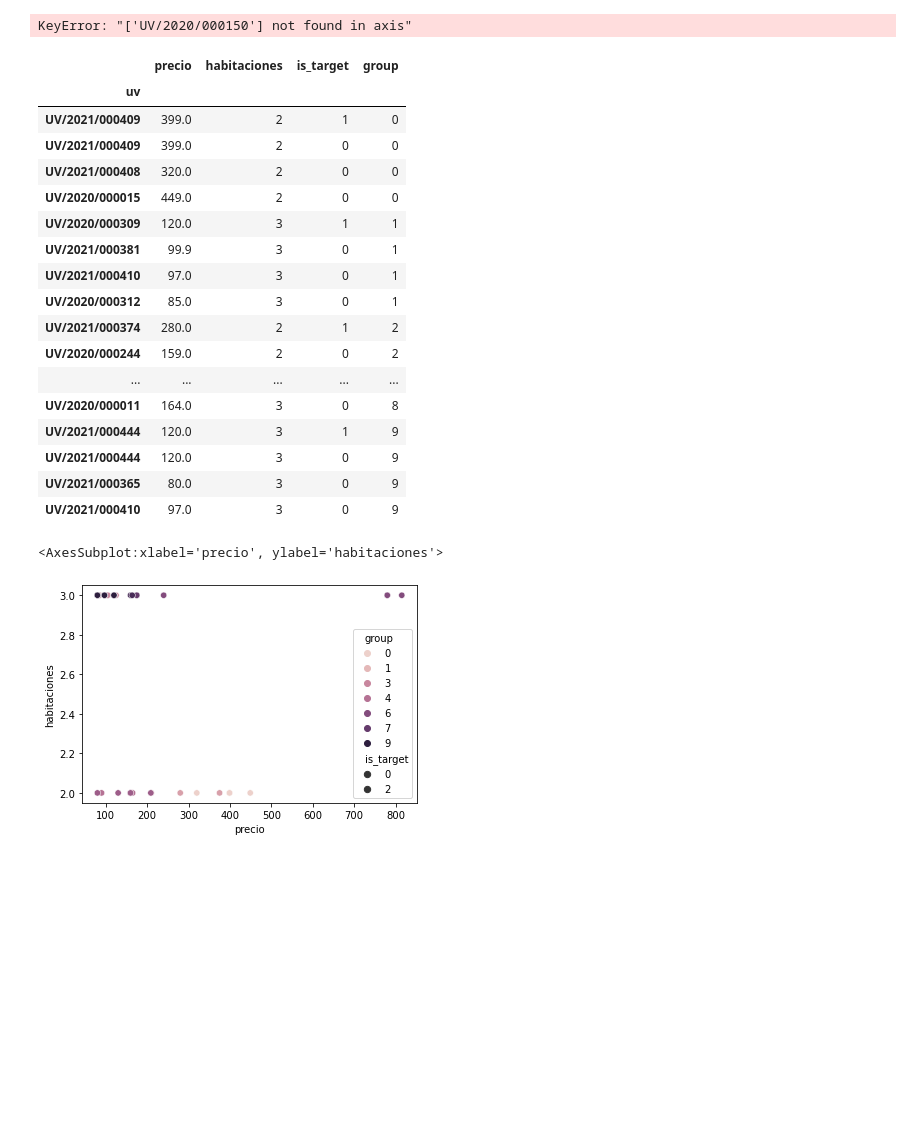
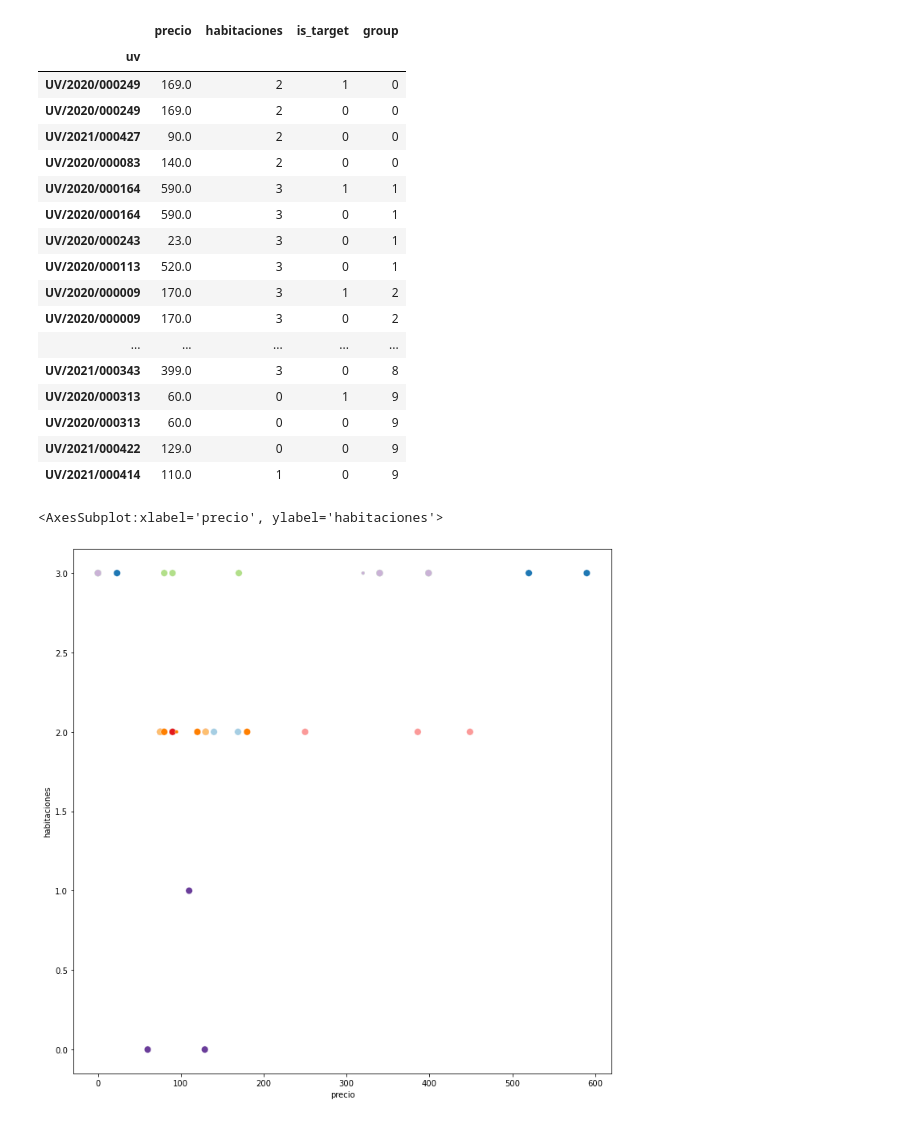
Before and after one commit to emilio-carrasco/clikalia, a Jupyter notebook: tester/tester.ipynb, the cells around one changed output. Drawn from its saved outputs; the diff is of its cells as text; code cells hidden in the pictures; blank space fills up the shorter version.

```diff
--- a/tester/tester.ipynb
+++ b/tester/tester.ipynb
@@ -21,7 +22,7 @@ dfs=[]
 for i in range(n_targets):
     target = df.sample(1)
     df_test = df.copy()
-    df_test.drop(target.index, axis=1, inplace=True)
+    df_test.drop(target.index, axis=0, inplace=True)
     # target = df.loc[inds[i]]
     # get top similar
     similar_df = get_top_similar(df,target, opciones, k)
@@ -38,33 +39,33 @@ for i in range(n_targets):
     dfs.append(df_all)
 
 df_groups = pd.concat(dfs)
-# %% [output]
-KeyError: "['UV/2020/000150'] not found in axis"
 # %%
 df_groups
 # %% [output]
 |  | precio | habitaciones | is_target | group |
 | uv |  |  |  |  |
-| UV/2021/000409 | 399.0 | 2 | 1 | 0 |
-| UV/2021/000409 | 399.0 | 2 | 0 | 0 |
-| UV/2021/000408 | 320.0 | 2 | 0 | 0 |
-| UV/2020/000015 | 449.0 | 2 | 0 | 0 |
-| UV/2020/000309 | 120.0 | 3 | 1 | 1 |
-| UV/2021/000381 | 99.9 | 3 | 0 | 1 |
-| UV/2021/000410 | 97.0 | 3 | 0 | 1 |
-| UV/2020/000312 | 85.0 | 3 | 0 | 1 |
-| UV/2021/000374 | 280.0 | 2 | 1 | 2 |
-| UV/2020/000244 | 159.0 | 2 | 0 | 2 |
+| UV/2020/000249 | 169.0 | 2 | 1 | 0 |
+| UV/2020/000249 | 169.0 | 2 | 0 | 0 |
+| UV/2021/000427 | 90.0 | 2 | 0 | 0 |
+| UV/2020/000083 | 140.0 | 2 | 0 | 0 |
+| UV/2020/000164 | 590.0 | 3 | 1 | 1 |
+| UV/2020/000164 | 590.0 | 3 | 0 | 1 |
+| UV/2020/000243 | 23.0 | 3 | 0 | 1 |
+| UV/2020/000113 | 520.0 | 3 | 0 | 1 |
+| UV/2020/000009 | 170.0 | 3 | 1 | 2 |
+| UV/2020/000009 | 170.0 | 3 | 0 | 2 |
 | ... | ... | ... | ... | ... |
-| UV/2020/000011 | 164.0 | 3 | 0 | 8 |
-| UV/2021/000444 | 120.0 | 3 | 1 | 9 |
-| UV/2021/000444 | 120.0 | 3 | 0 | 9 |
-| UV/2021/000365 | 80.0 | 3 | 0 | 9 |
-| UV/2021/000410 | 97.0 | 3 | 0 | 9 |
+| UV/2021/000343 | 399.0 | 3 | 0 | 8 |
+| UV/2020/000313 | 60.0 | 0 | 1 | 9 |
+| UV/2020/000313 | 60.0 | 0 | 0 | 9 |
+| UV/2021/000422 | 129.0 | 0 | 0 | 9 |
+| UV/2021/000414 | 110.0 | 1 | 0 | 9 |
 # %%
 colores=['r','g','y','b','c']
-
-sns.scatterplot(x=df_groups[columnas[0]], y=df_groups[columnas[1]], size=2*df_groups.is_target, hue=df_groups.group, sizes=(40,40))
+fig=plt.gcf()
+fig.set_size_inches(12,12)
+#sns.set_palette("Paired")
+sns.scatterplot(x=df_groups[columnas[0]], y=df_groups[columnas[1]], size=df_groups.is_target, hue=df_groups.group, legend=False, palette='Paired')
 # %% [output]
 <AxesSubplot:xlabel='precio', ylabel='habitaciones'>
-[figure, old version]
+[figure, new version]
```
Also changed, not shown: parts of 1 cell of this notebook.
